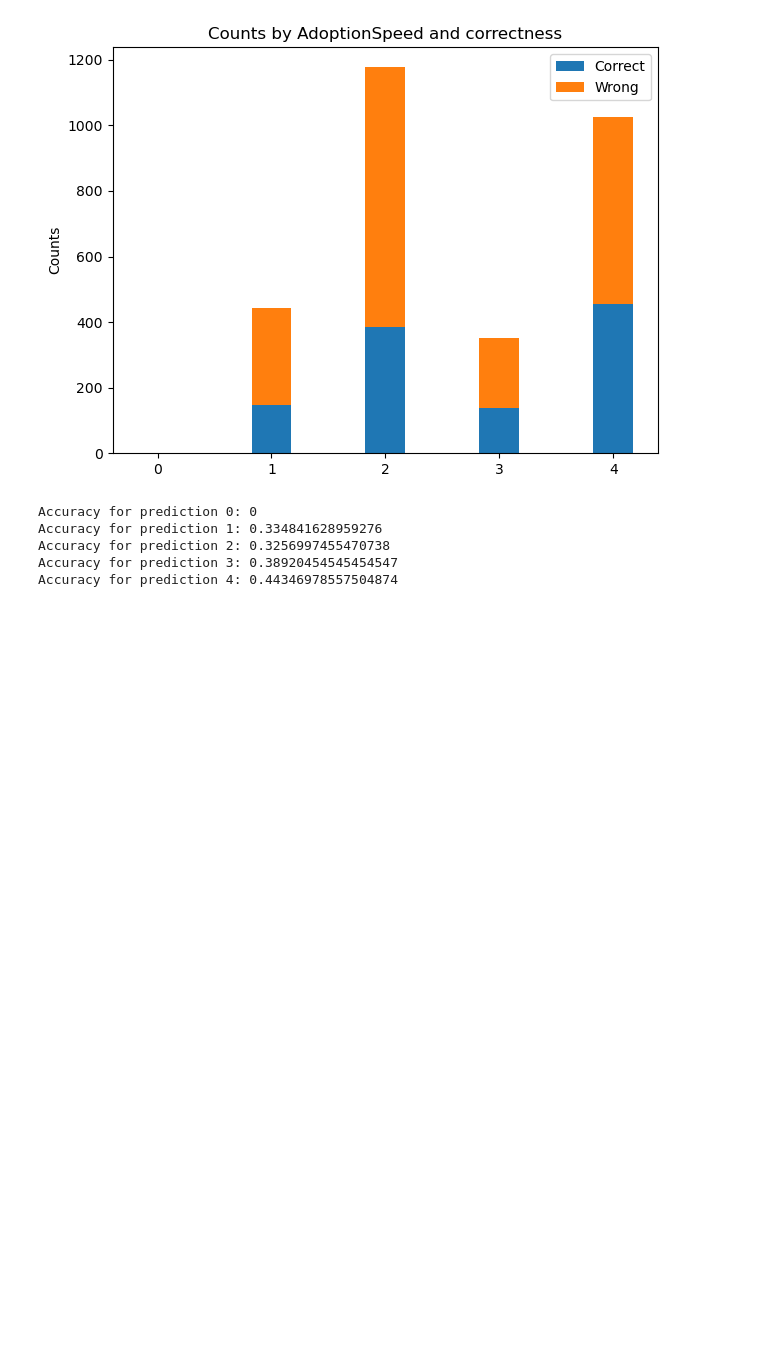
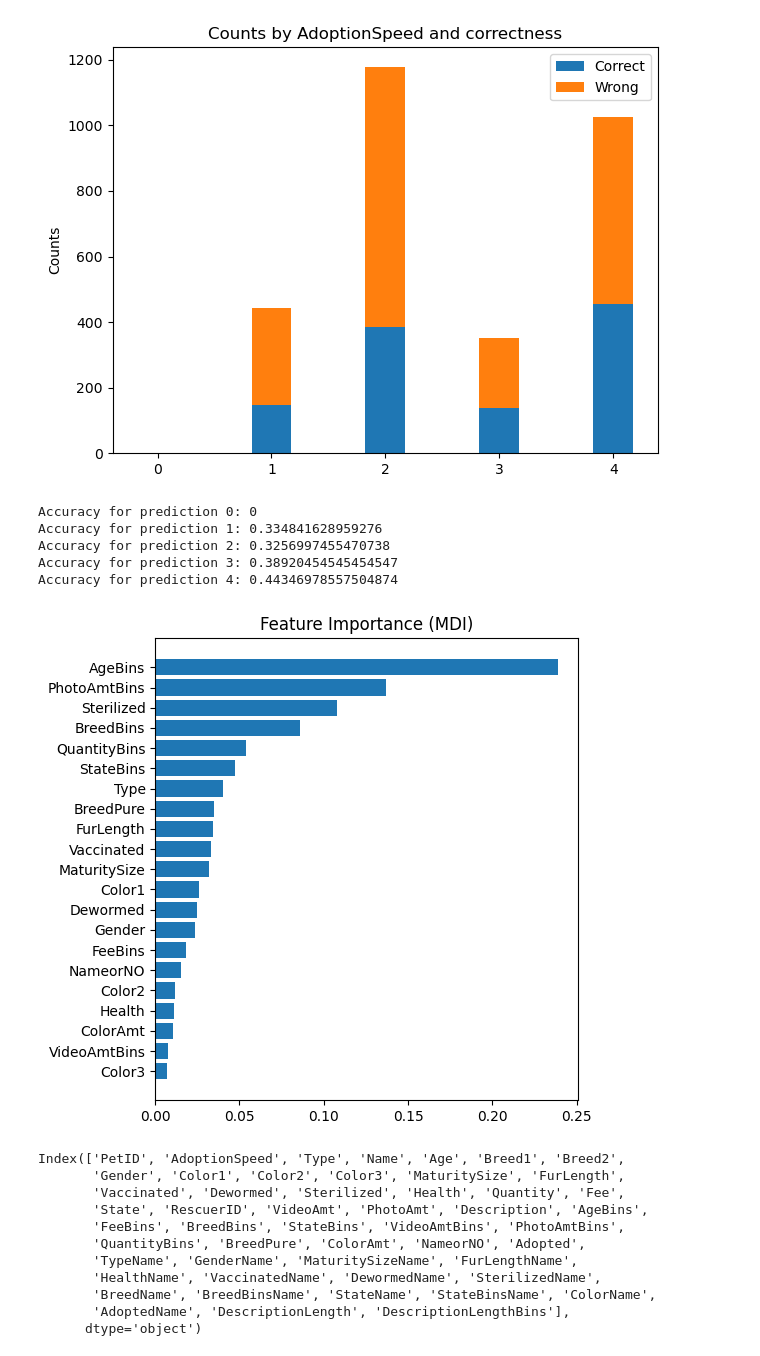
Before and after one commit to lshaoqin/aichallenge, a Jupyter notebook: eda.ipynb, the cells around one changed output. Saved outputs shown, nothing was run; the diff lists cells and outputs as text; code cells hidden in the pictures; blank space fills up the shorter version.

```diff
--- a/eda.ipynb
+++ b/eda.ipynb
@@ -1415,7 +1416,7 @@ import sys
 sys.path.insert(0, './src')
 import dataprep
 
-logres_model = pickle.load(open('cat_model.pkl', 'rb'))
+logres_model = pickle.load(open('saved_models/cat_model.pkl', 'rb'))
 
 # Generate the test dataset
 df = dataprep.read_df('pets_prepared.csv')
@@ -1564,3 +1565,44 @@ Accuracy for prediction 4: 0.44346978557504874
 # then a 3 by CNN, and so on...
 
 # Unfortunately the categorical and text test sets are different, so I can't really test this out
+# %%
+# Appendix C: Identifying the most important features in the gradient boosting model
+# Code from https://scikit-learn.org/stable/auto_examples/ensemble/plot_gradient_boosting_regression.html
+import matplotlib.pyplot as plt
+import numpy as np
+import pickle
+import sys
+sys.path.insert(0, './src')
+import dataprep
+
+df = dataprep.read_df('pets_prepared.csv')
+df = dataprep.add_desclength_col(df)
+x_text, x_cat, y = dataprep.split_text_categorical(df)
+
+# Load the model
+grad_desc_model = pickle.load(open('saved_models/cat_model.pkl', 'rb'))
+
+feature_importance = grad_desc_model.feature_importances_
+sorted_idx = np.argsort(feature_importance)
+pos = np.arange(sorted_idx.shape[0]) + 0.5
+fig = plt.figure(figsize=(12, 6))
+plt.subplot(1, 2, 1)
+plt.barh(pos, feature_importance[sorted_idx], align="center")
+plt.yticks(pos, np.array(x_cat.columns)[sorted_idx])
+plt.title("Feature Importance (MDI)")
+
+plt.show()
+# This can serve as a guide as to what to take note of - notably, photo amount is a feature that can be easily improved!
+# %% [output]
+[figure, added]
+Index(['PetID', 'AdoptionSpeed', 'Type', 'Name', 'Age', 'Breed1', 'Breed2',
+       'Gender', 'Color1', 'Color2', 'Color3', 'MaturitySize', 'FurLength',
+       'Vaccinated', 'Dewormed', 'Sterilized', 'Health', 'Quantity', 'Fee',
+       'State', 'RescuerID', 'VideoAmt', 'PhotoAmt', 'Description', 'AgeBins',
+       'FeeBins', 'BreedBins', 'StateBins', 'VideoAmtBins', 'PhotoAmtBins',
+       'QuantityBins', 'BreedPure', 'ColorAmt', 'NameorNO', 'Adopted',
+       'TypeName', 'GenderName', 'MaturitySizeName', 'FurLengthName',
+       'HealthName', 'VaccinatedName', 'DewormedName', 'SterilizedName',
+       'BreedName', 'BreedBinsName', 'StateName', 'StateBinsName', 'ColorName',
+       'AdoptedName', 'DescriptionLength', 'DescriptionLengthBins'],
+      dtype='object')
```
Also changed, not shown: parts of 2 cells of this notebook, 6 other files.
